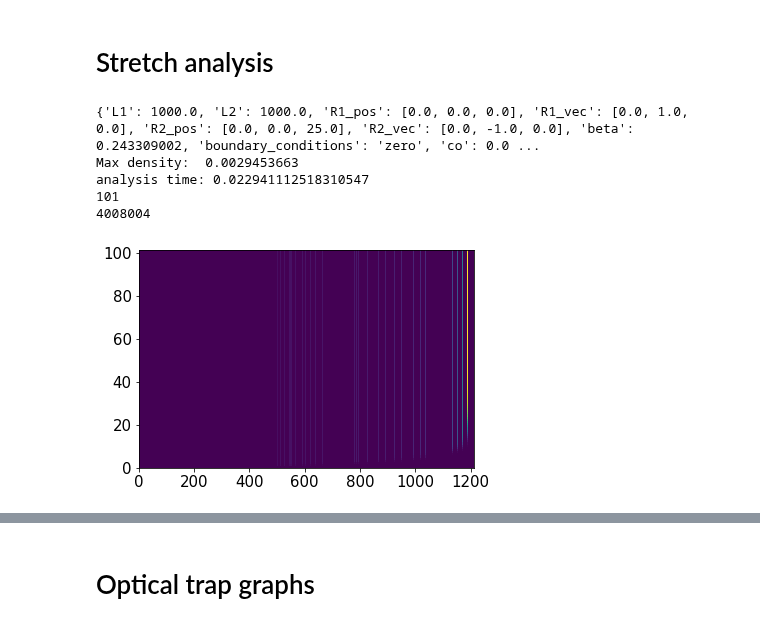
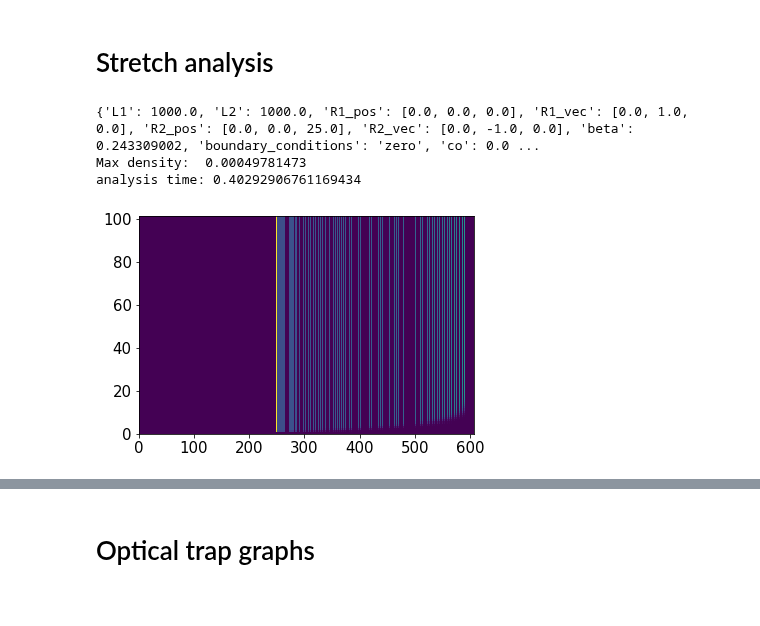
Before and after one commit to lamsoa729/FoXlink, a Jupyter notebook: notebooks/pde_graph_prototypes.ipynb, the cells around one changed output, grey strips where cells are left out. Drawn from its saved outputs; the diff is of its cells as text; code cells hidden in the pictures.

```diff
--- a/notebooks/pde_graph_prototypes.ipynb
+++ b/notebooks/pde_graph_prototypes.ipynb
@@ -305,57 +305,3 @@ finally:
 [figure]
 # %% [markdown]
 # Stretch analysis
-# %%
-try:
-    h5_fname = "/Users/adamlamson/projects/DATA/MethodsPaper/20-03-06_runs/PDE_antipara_stat.h5"
-    anal = PDEAnalyzer(h5_fname, 'load')
-
-    nframes = anal.R1_pos.shape[0]
-    distr_size = anal.xl_distr[:,:,0].size
-    flat_distr_arrs = np.zeros((nframes,distr_size))
-    flat_h_arrs = np.zeros((nframes,distr_size))
-
-    s_i = anal.s_i
-    s_j = anal.s_j
-    step = .05
-    print(nframes)
-    print(distr_size)
-    for t in range(nframes):
-        r_i = anal.R1_pos[t]
-        r_j = anal.R2_pos[t]
-        u_i = anal.R1_vec[t]
-        u_j = anal.R2_vec[t]
-        distr = anal.xl_distr[:,:,t]
-
-        stretch_mat = np.linalg.norm(make_gen_stretch_mat(s_i, s_j, u_i, u_j, r_j-r_i, 1.), axis=2)
-        flat_distr_arrs[t] = np.round(distr.flatten(),9)
-        flat_h_arrs[t] = stretch_mat.flatten()
-
-
-
-    flat_h_arrs = np.ma.masked_where(flat_distr_arrs == 0., flat_h_arrs)
-    flat_distr_arrs = np.ma.masked_values(flat_distr_arrs, 0)
-    max_h = np.amax(flat_h_arrs)
-    fil_bins = np.arange(0, max_h + 2*step, step)
-    bin_width = (fil_bins[1]-fil_bins[0])
-
-    h_distr_arr = np.zeros((nframes, fil_bins.size -1))
-    for t in range(nframes):
-        h_distr_arr[t] = np.histogram(flat_h_arrs[t], fil_bins, weights=flat_distr_arrs[t])[0]
-    #h_distr, fil_bins = np.histogram(flat_h, 100, weights=flat_distr)
-
-    plt.pcolormesh(h_distr_arr[...])
-    #/(bin_width* np.sum(h_distr, axis=1))[:, None], ls='steps'
-    #plot(bin_edges[:-1]*nm, stretch_num_avg/(bin_width*np.sum(stretch_num_avg)), ls='steps')
-except:
-    print("Analysis failed!")
-    raise
-finally:
-    anal.save()
-# %% [output]
-{'L1': 1000.0, 'L2': 1000.0, 'R1_pos': [0.0, 0.0, 0.0], 'R1_vec': [0.0, 1.0, 0.0], 'R2_pos': [0.0, 0.0, 25.0], 'R2_vec': [0.0, -1.0, 0.0], 'beta': 0.243309002, 'boundary_conditions': 'zero', 'co': 0.0 ...
-Max density:  0.0029453663
-analysis time: 0.022941112518310547
-101
-4008004
-[figure, removed]
@@ -362 +311,22 @@ analysis time: 0.022941112518310547
+# %%
+try:
+    h5_fname = "/Users/adamlamson/projects/DATA/MethodsPaper/20-03-22_runs/PDE_antipara_stat.h5"
+    anal = PDEAnalyzer(h5_fname, 'analyze')
+
+    h_distr_arr = anal.h_distr_dset[...]
+    plt.pcolormesh(h_distr_arr)
+    fil_bins = anal.h_distr_dset.attrs['bin_edges']
+    bin_width = fil_bins[1]-fil_bins[0]
+    #/(bin_width* np.sum(h_distr, axis=1))[:, None], ls='steps'
+    #plot(bin_edges[:-1]*nm, stretch_num_avg/(bin_width*np.sum(stretch_num_avg)), ls='steps')
+except:
+    print("Analysis failed!")
+    raise
+finally:
+    anal.save()
+# %% [output]
+{'L1': 1000.0, 'L2': 1000.0, 'R1_pos': [0.0, 0.0, 0.0], 'R1_vec': [0.0, 1.0, 0.0], 'R2_pos': [0.0, 0.0, 25.0], 'R2_vec': [0.0, -1.0, 0.0], 'beta': 0.243309002, 'boundary_conditions': 'zero', 'co': 0.0 ...
+Max density:  0.00049781473
+analysis time: 0.40292906761169434
+[figure, added]
 # %%
```
Also changed, not shown: parts of 4 cells of this notebook, 2 other files.
